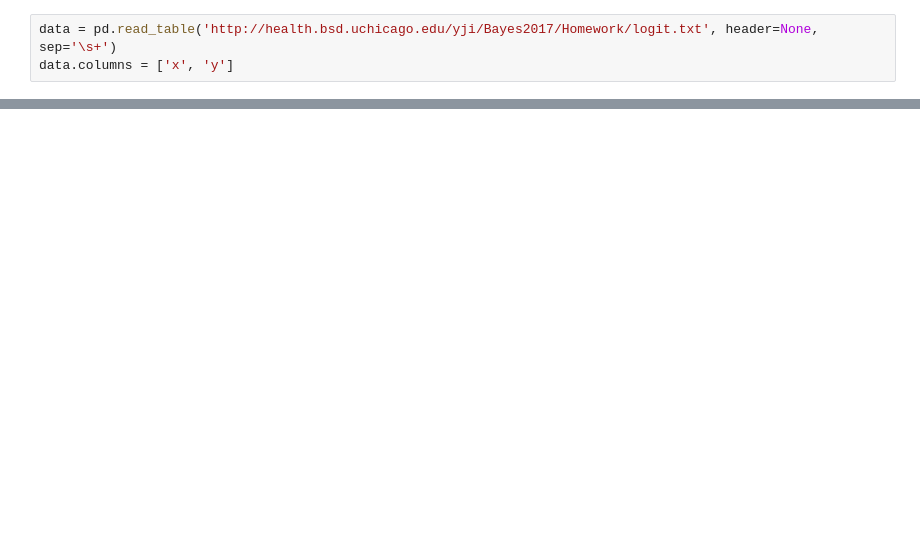
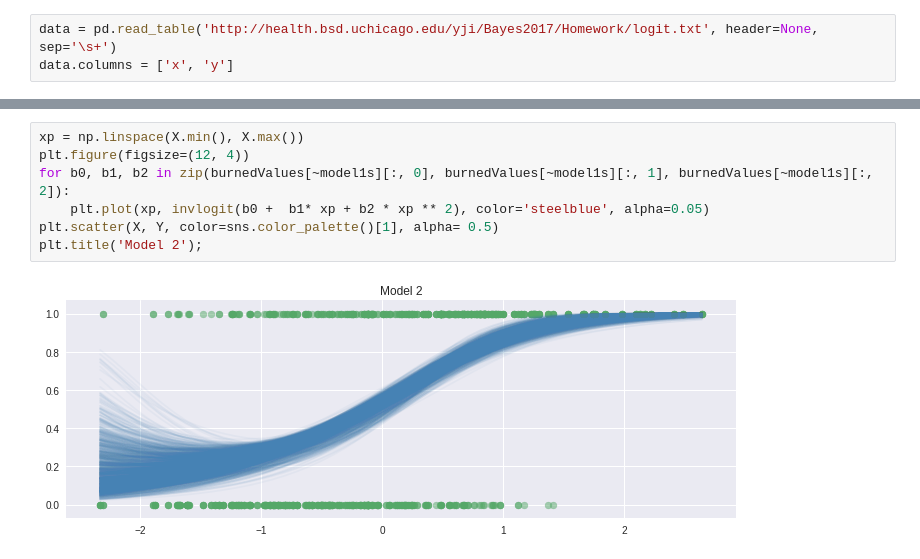
Before and after one commit to gdj0nes/BayesianModeling, a Jupyter notebook: hw4.ipynb, the cells around one changed output, grey strips where cells are left out. Saved outputs shown, nothing was run; the diff lists cells and outputs as text; blank space fills up the shorter version.

```diff
--- a/hw4.ipynb
+++ b/hw4.ipynb
@@ -212,0 +239,9 @@ plt.legend();
+# %%
+xp = np.linspace(X.min(), X.max())
+plt.figure(figsize=(12, 4))
+for b0, b1, b2 in zip(burnedValues[~model1s][:, 0], burnedValues[~model1s][:, 1], burnedValues[~model1s][:, 2]):
+    plt.plot(xp, invlogit(b0 +  b1* xp + b2 * xp ** 2), color='steelblue', alpha=0.05)
+plt.scatter(X, Y, color=sns.color_palette()[1], alpha= 0.5)
+plt.title('Model 2');
+# %% [output]
+[figure, added]
```
Also changed, not shown: parts of 21 cells of this notebook.
